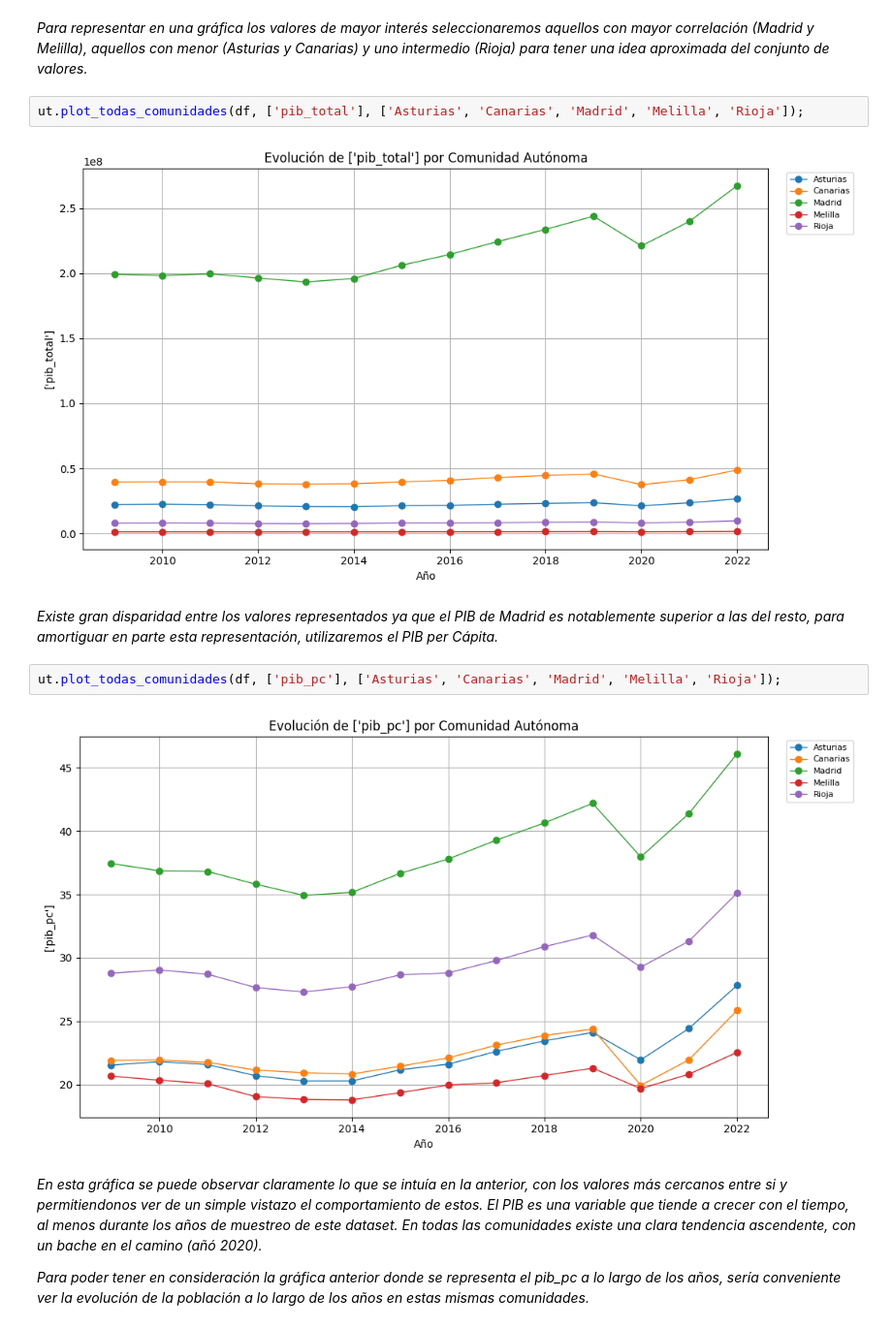
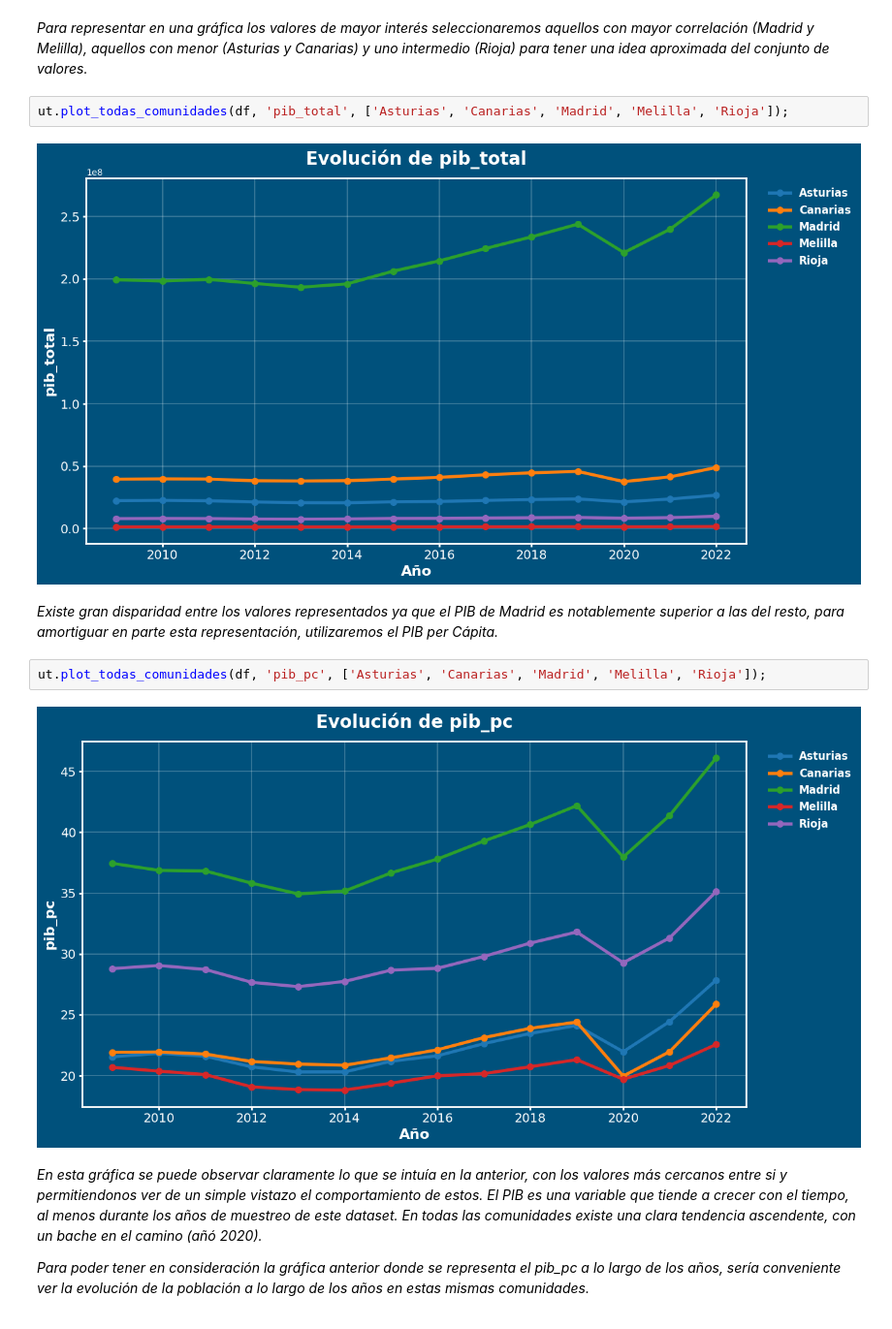
Before and after one commit to mrosm-dev/EDA_PIB_VS_CALIDAD_DE_VIDA, a Jupyter notebook: notebooks/Pedro/04_analisis.ipynb, the cells around one changed output. Shown at 97% size. Saved outputs shown, nothing was run; the diff lists cells and outputs as text.

```diff
--- a/notebooks/Pedro/04_analisis.ipynb
+++ b/notebooks/Pedro/04_analisis.ipynb
@@ -571,15 +605,15 @@ Rioja ---- 0.781366654843916
 # %% [markdown]
 *Para representar en una gráfica los valores de mayor interés seleccionaremos aquellos con mayor correlación (Madrid y Melilla), aquellos con menor (Asturias y Canarias) y uno intermedio (Rioja) para tener una idea aproximada del conjunto de valores.*
 # %%
-ut.plot_todas_comunidades(df, ['pib_total'], ['Asturias', 'Canarias', 'Madrid', 'Melilla', 'Rioja']);
+ut.plot_todas_comunidades(df, 'pib_total', ['Asturias', 'Canarias', 'Madrid', 'Melilla', 'Rioja']);
 # %% [output]
-[figure, old version]
+[figure, new version]
 # %% [markdown]
 *Existe gran disparidad entre los valores representados ya que el PIB de Madrid es notablemente superior a las del resto, para amortiguar en parte esta representación, utilizaremos el PIB per Cápita.*
 # %%
-ut.plot_todas_comunidades(df, ['pib_pc'], ['Asturias', 'Canarias', 'Madrid', 'Melilla', 'Rioja']);
+ut.plot_todas_comunidades(df, 'pib_pc', ['Asturias', 'Canarias', 'Madrid', 'Melilla', 'Rioja']);
 # %% [output]
-[figure, old version]
+[figure, new version]
 # %% [markdown]
 *En esta gráfica se puede observar claramente lo que se intuía en la anterior, con los valores más cercanos entre si y permitiendonos ver de un simple vistazo el comportamiento de estos. El PIB es una variable que tiende a crecer con el tiempo, al menos durante los años de muestreo de este dataset. En todas las comunidades existe una clara tendencia ascendente, con un bache en el camino (añó 2020).*
 
```
Also changed, not shown: parts of 23 cells of this notebook, 7 other files.
